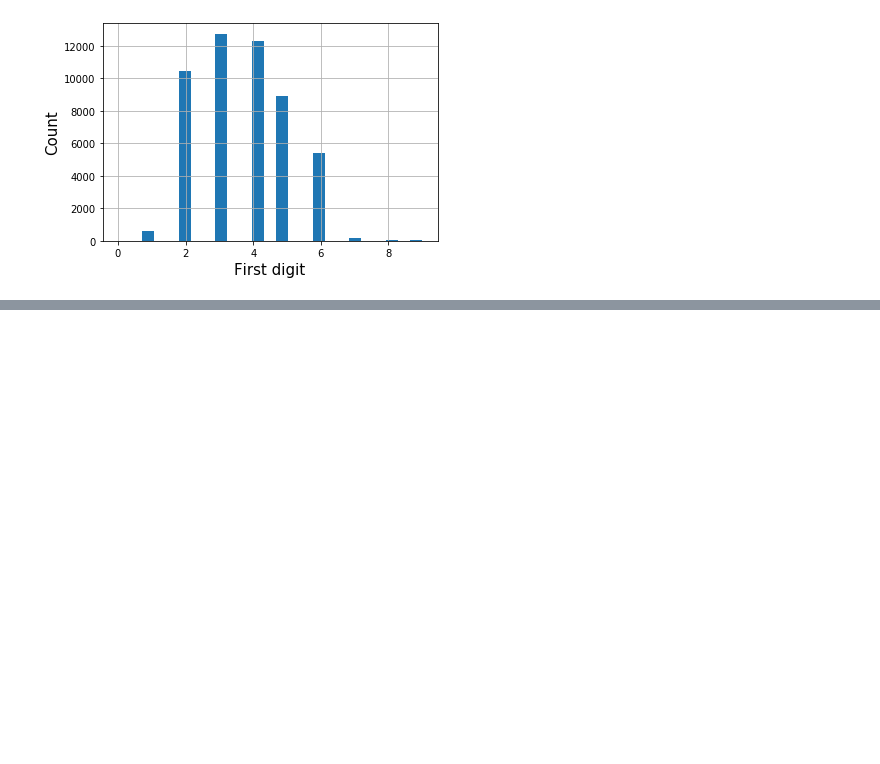
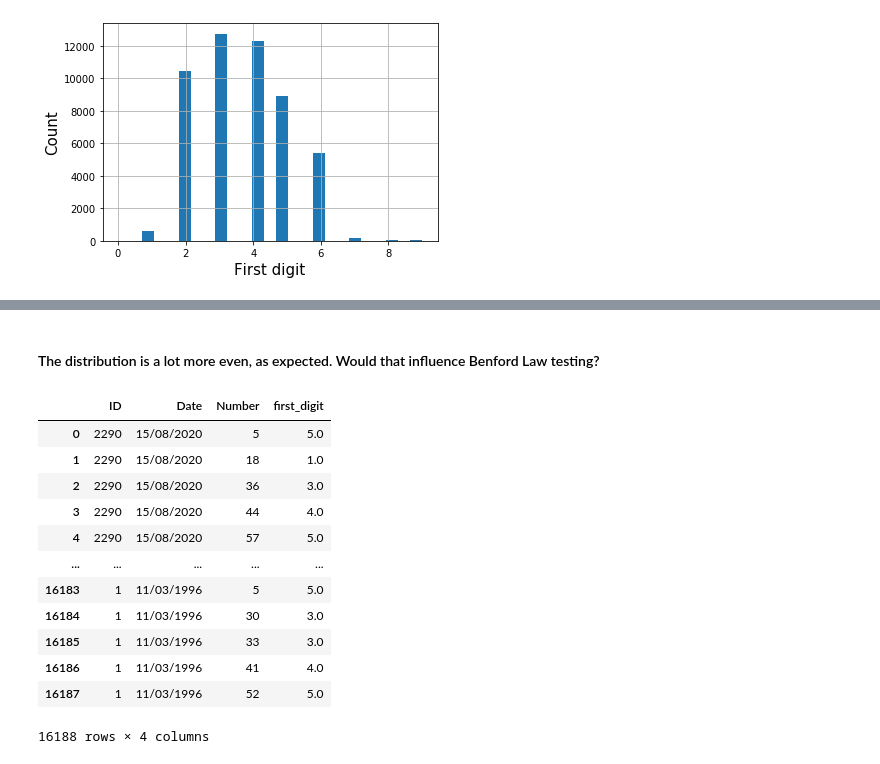
Before and after one commit to RCastilho91/coding_sandbox, a Jupyter notebook: Python and Jupyter/Benford's Law Test.ipynb, the cells around one changed output, grey strips where cells are left out. Drawn from its saved outputs; the diff is of its cells as text; code cells hidden in the pictures; blank space fills up the shorter version.

Commit message:
Further tests on Benford's law

```diff
--- a/Python and Jupyter/Benford's Law Test.ipynb
+++ b/Python and Jupyter/Benford's Law Test.ipynb
@@ -88,0 +104,20 @@ It doesn't make Benford's Law any less puzzling, though.
+# %% [markdown]
+#### The distribution is a lot more even, as expected. Would that influence Benford Law testing?
+# %%
+lottery['first_digit'] = lottery['Number'].astype(str).str[0]
+lottery['first_digit'] = pd.to_numeric(lottery['first_digit'], errors='coerce')
+lottery
+# %% [output]
+|  | ID | Date | Number | first_digit |
+| 0 | 2290 | 15/08/2020 | 5 | 5.0 |
+| 1 | 2290 | 15/08/2020 | 18 | 1.0 |
+| 2 | 2290 | 15/08/2020 | 36 | 3.0 |
+| 3 | 2290 | 15/08/2020 | 44 | 4.0 |
+| 4 | 2290 | 15/08/2020 | 57 | 5.0 |
+| ... | ... | ... | ... | ... |
+| 16183 | 1 | 11/03/1996 | 5 | 5.0 |
+| 16184 | 1 | 11/03/1996 | 30 | 3.0 |
+| 16185 | 1 | 11/03/1996 | 33 | 3.0 |
+| 16186 | 1 | 11/03/1996 | 41 | 4.0 |
+| 16187 | 1 | 11/03/1996 | 52 | 5.0 |
+16188 rows × 4 columns
```
Also changed, not shown: parts of 8 cells of this notebook.
